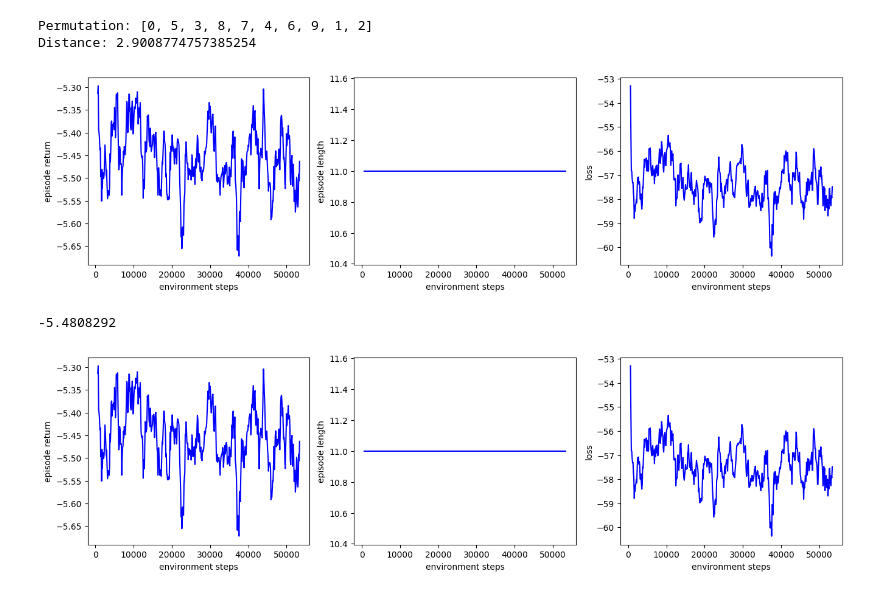
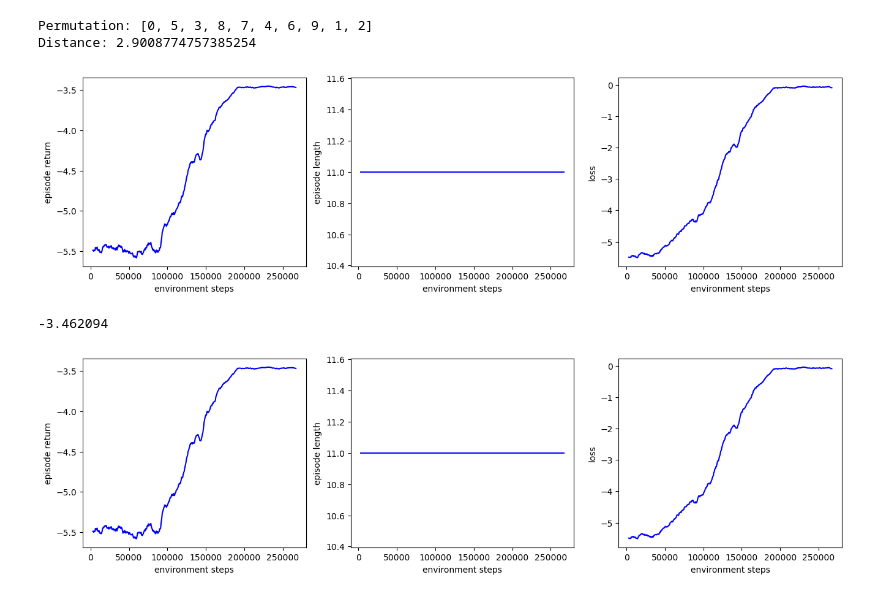
Before and after one commit to tomasosarte/TFG, a Jupyter notebook: code/test_experiment.ipynb, the cells around one changed output. Drawn from its saved outputs; the diff is of its cells as text; code cells hidden in the pictures.

```diff
--- a/code/test_experiment.ipynb
+++ b/code/test_experiment.ipynb
@@ -37,14 +41,12 @@ Distance: 2.9008774757385254
 # Get params
 params = default_params()
 
-rollouts_per_batch = 10
+rollouts_per_batch = 50
 pct_epsilon_anneal_time = 0.7
-embedding_dimension = 4
 max_episodes = 500
 
 params['problem'] = 'tsp'
 params['node_dimension'] = 2
-params['embedding_dimension'] = embedding_dimension
 params['max_nodes_per_graph'] = max_nodes_per_graph
 params['max_episode_length'] = max_nodes_per_graph + 1
 params['max_episodes'] = max_episodes
@@ -53,29 +55,23 @@ params['max_steps'] = params['max_episodes'] * params['max_episode_length'] * ro
 params['epsilon_start'] = 1.0
 params['epsilon_finish'] = 0.01
 params['epsilon_anneal_time'] =  pct_epsilon_anneal_time * params['max_steps']
-params['entropy_weight'] = 0.1
-params['entropy_regularization'] = False
-params['lr'] = 0.006
+params['lr'] = 0.001
 params['gamma'] = 0.99
+params['entropy_regularization'] = True
+params['entropy_weight'] = 1.0
 params['plot_frequency'] = 10
 # %%
-# Create network
-network = MoreBasicNetwork(params)
-
-# Create environment
+# Create network & env
+model = MoreBasicNetwork(params)
 env = EnviornmentTSP(cities = cities, max_nodes_per_graph = params['max_nodes_per_graph'], node_dimension = params['node_dimension'])
 
-# Create learner
-controller = ActorCriticController(network)
-learner = ReinforceLearner(model = network, controller = controller, params = params)
-
 # Run experiment
-experiment = ActorCriticExperiment(params = params, model = network, env = env, learner = learner)
+experiment = ActorCriticExperiment(params, model, env, learner=ReinforceLearner(model, params=params))
 experiment.run()
 # %% [output]
-[figure, old version]
+[figure, new version]
--5.4808292
+-3.462094
-[figure, old version]
+[figure, new version]
 # %%
 experiment.plot_rollout()
 # %% [output]
```
Also changed, not shown: parts of 11 cells of this notebook, 7 other files.
